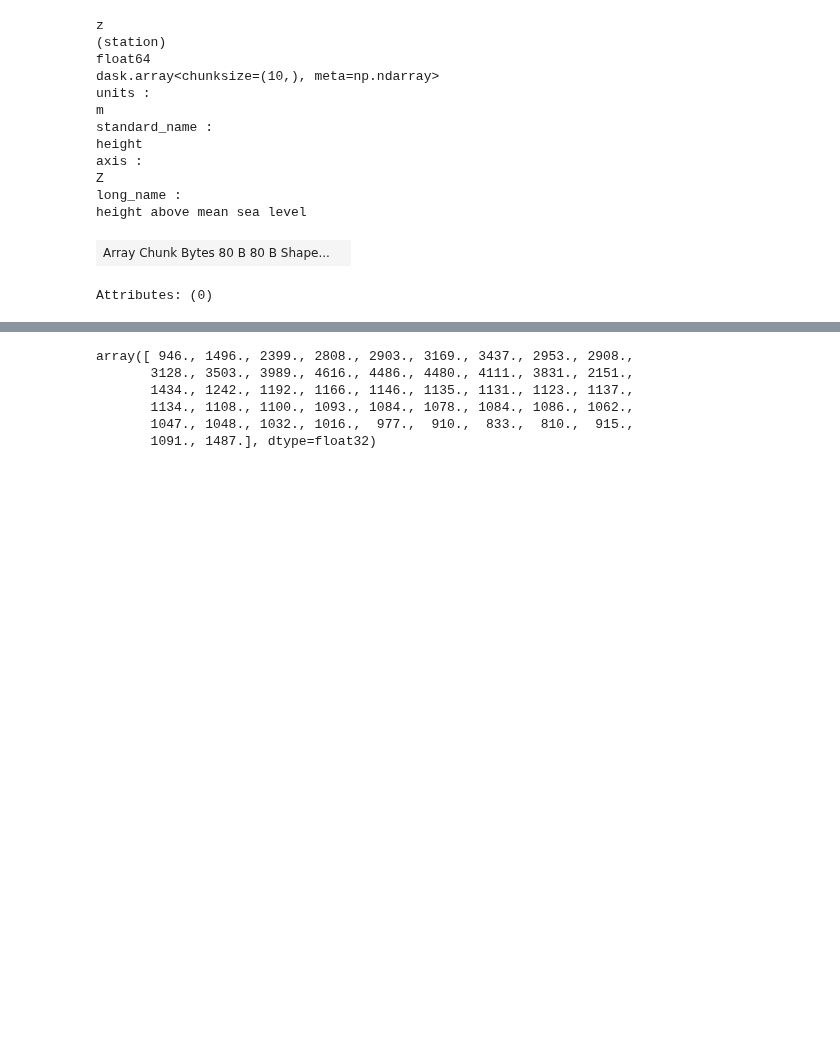
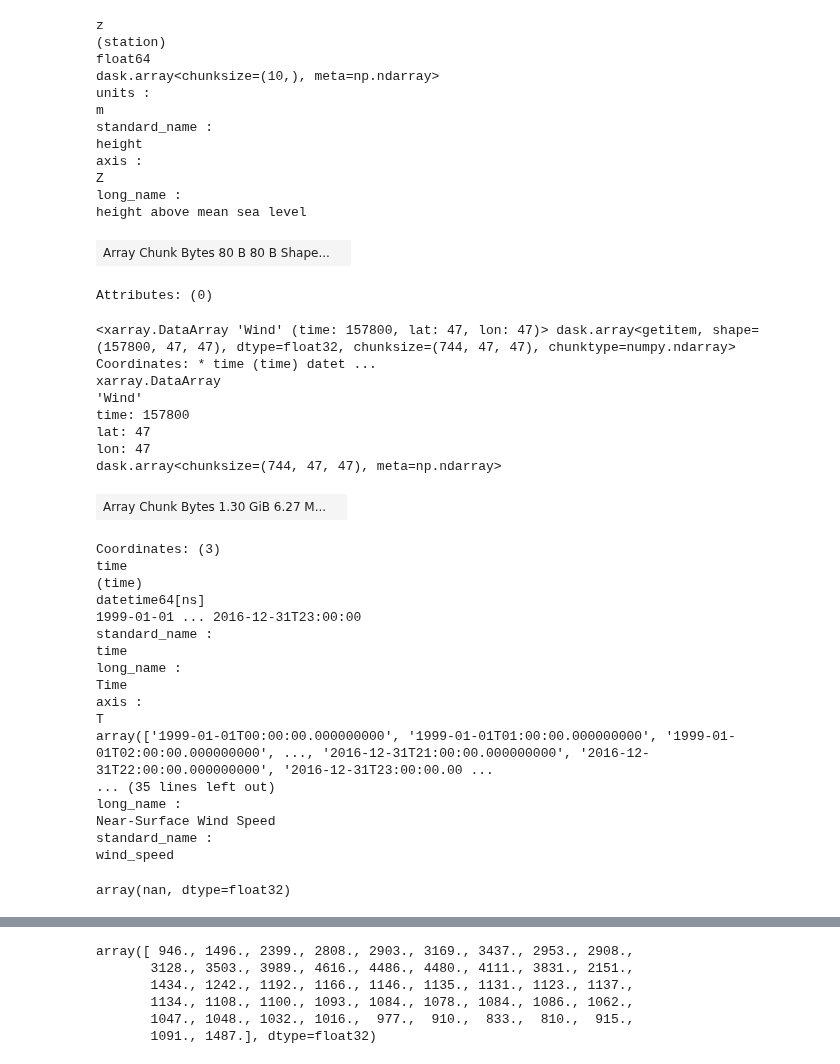
Before and after one commit to jacobqs/MST-Himalaya, a Jupyter notebook: explore_data.ipynb, the cells around one changed output, grey strips where cells are left out. Drawn from its saved outputs; the diff is of its cells as text; code cells hidden in the pictures; blank space fills up the shorter version.

```diff
--- a/explore_data.ipynb
+++ b/explore_data.ipynb
@@ -134,6 +134,7 @@ wind.lon.values[23]
 ## Make dataset where lat, lon have the same dimensions
 
 asurf = asurf.sel(lon = asurf.lon.values[11:58])
+wind = wind.sel(lon = wind.lon.values[11:58])
 
 ## Extract lat and lon
 
@@ -443,3 +446,35 @@ z = asurf.ASurf.values
 xx, yy = np.meshgrid(x,y)
 stations = np.arange(0,len(lon))
 time = wind.time.values
+# %%
+wind.Wind
+# %% [output]
+<xarray.DataArray 'Wind' (time: 157800, lat: 47, lon: 47)> dask.array<getitem, shape=(157800, 47, 47), dtype=float32, chunksize=(744, 47, 47), chunktype=numpy.ndarray> Coordinates: * time (time) datet ...
+xarray.DataArray
+'Wind'
+time: 157800
+lat: 47
+lon: 47
+dask.array<chunksize=(744, 47, 47), meta=np.ndarray>
+| Array Chunk Bytes 1.30 GiB 6.27 M... |  |
+Coordinates: (3)
+time
+(time)
+datetime64[ns]
+1999-01-01 ... 2016-12-31T23:00:00
+standard_name :
+time
+long_name :
+Time
+axis :
+T
+array(['1999-01-01T00:00:00.000000000', '1999-01-01T01:00:00.000000000', '1999-01-01T02:00:00.000000000', ..., '2016-12-31T21:00:00.000000000', '2016-12-31T22:00:00.000000000', '2016-12-31T23:00:00.00 ...
+... (35 lines left out)
+long_name :
+Near-Surface Wind Speed
+standard_name :
+wind_speed
+# %%
+wind.Wind.sel(lon = wind.lon[0], lat = wind.lat[0].values, time = wind.time[0]).values
+# %% [output]
+array(nan, dtype=float32)
```
Also changed, not shown: parts of 72 cells of this notebook, 1 other file.
